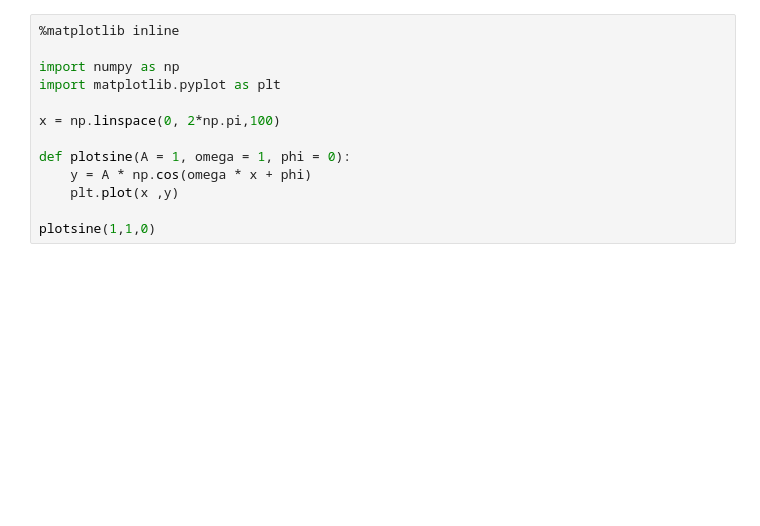
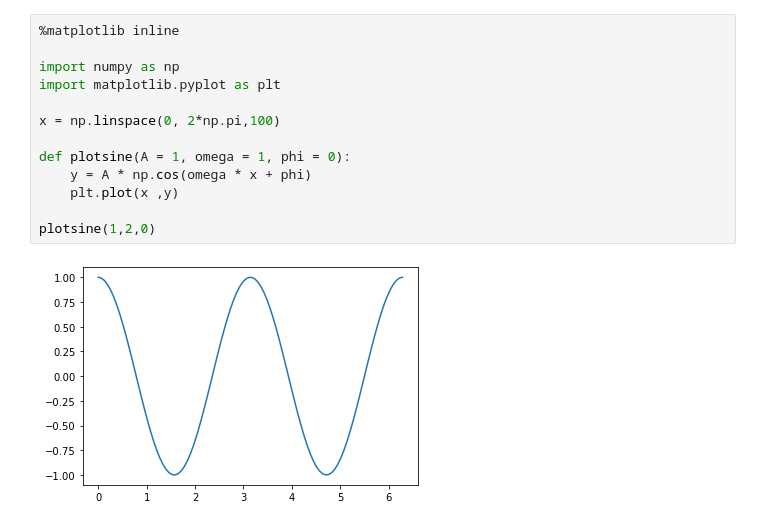
Before and after one commit to yaocheng060523/2122mathAI-main, a Jupyter notebook: S4B_22_001.ipynb, the cells around one changed output. Drawn from its saved outputs; the diff is of its cells as text; blank space fills up the shorter version.

```diff
--- a/S4B_22_001.ipynb
+++ b/S4B_22_001.ipynb
@@ -14,16 +16,18 @@ plotsine(1,1,0)
 # %%
 %matplotlib inline
 
 import numpy as np
 import matplotlib.pyplot as plt
 
 x = np.linspace(0, 2*np.pi,100)
 
 def plotsine(A = 1, omega = 1, phi = 0):
     y = A * np.cos(omega * x + phi)
     plt.plot(x ,y)
 
-plotsine(1,1,0)
+plotsine(1,2,0)
+# %% [output]
+[figure, added]
 # %%
 %matplotlib inline
 
```
Also changed, not shown: parts of 2 cells of this notebook.
